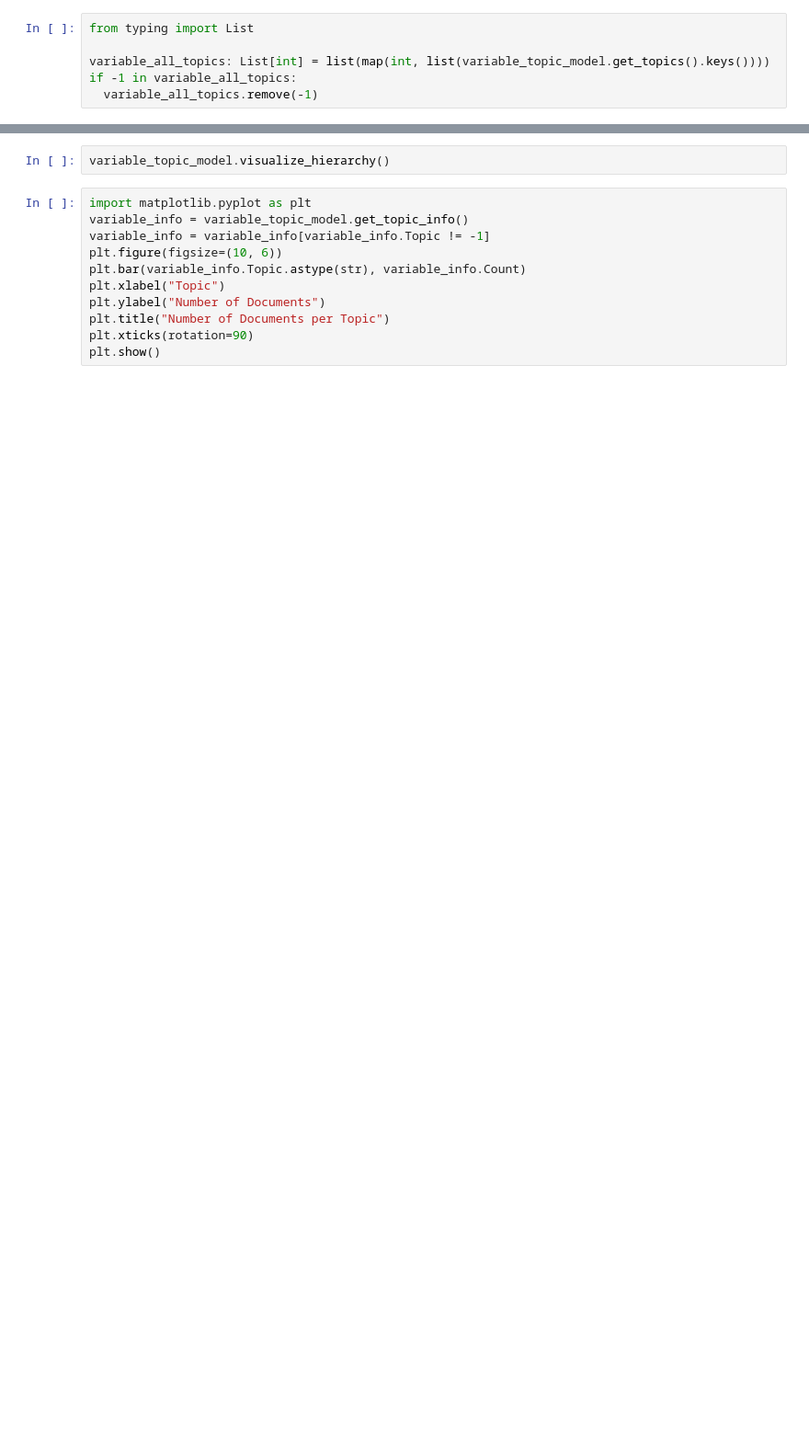
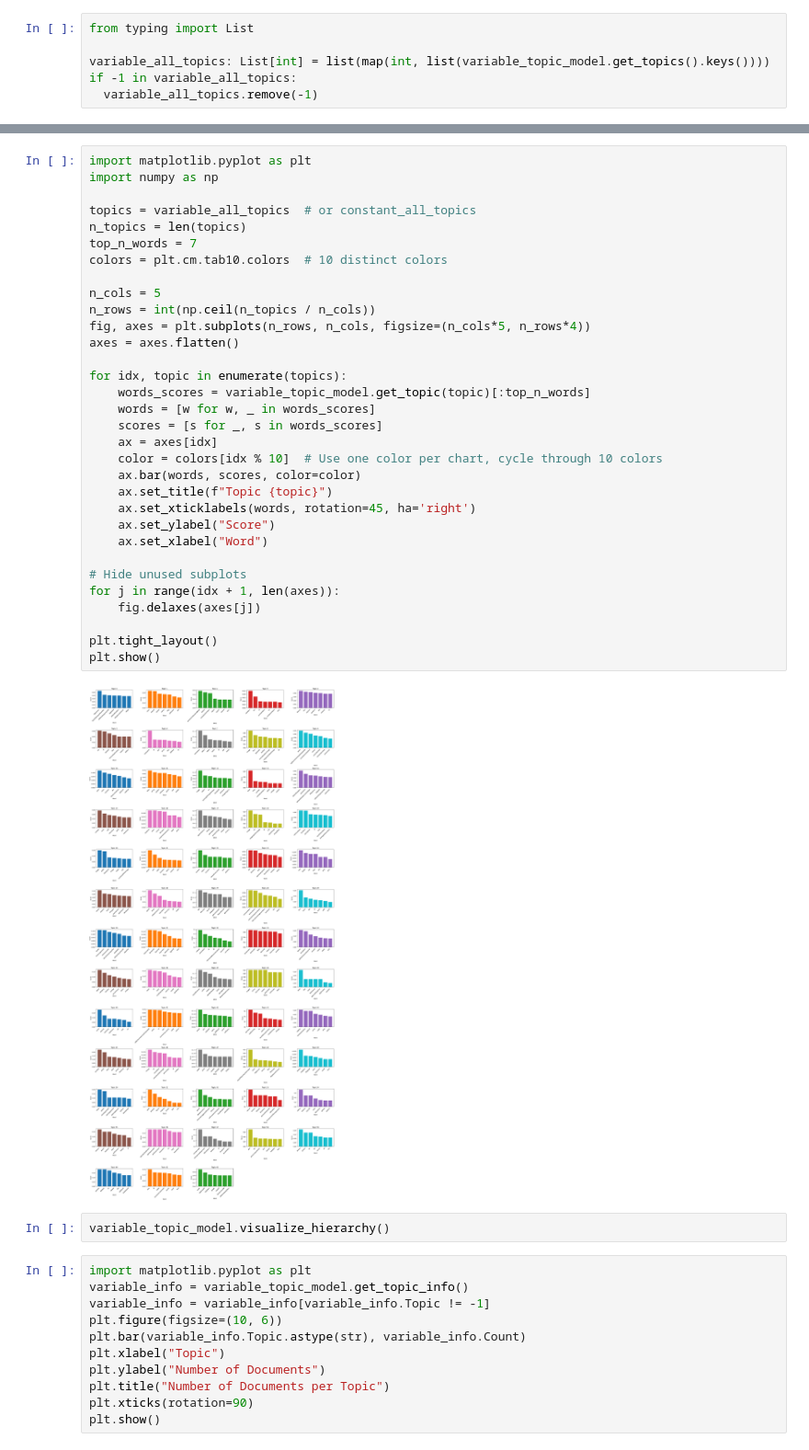
Before and after one commit to uttamkn/codebert-heads, a Jupyter notebook: clustering.ipynb, the cells around one changed output, grey strips where cells are left out. Shown at 92% size. Cells and saved outputs as stored; diff of their text form; blank space fills up the shorter version.

```diff
--- a/clustering.ipynb
+++ b/clustering.ipynb
@@ -111,3 +147,37 @@ variable_topic_model.visualize_barchart(topics=variable_all_topics)
+# %%
+import matplotlib.pyplot as plt
+import numpy as np
+
+topics = variable_all_topics  # or constant_all_topics
+n_topics = len(topics)
+top_n_words = 7
+colors = plt.cm.tab10.colors  # 10 distinct colors
+
+n_cols = 5
+n_rows = int(np.ceil(n_topics / n_cols))
+fig, axes = plt.subplots(n_rows, n_cols, figsize=(n_cols*5, n_rows*4))
+axes = axes.flatten()
+
+for idx, topic in enumerate(topics):
+    words_scores = variable_topic_model.get_topic(topic)[:top_n_words]
+    words = [w for w, _ in words_scores]
+    scores = [s for _, s in words_scores]
+    ax = axes[idx]
+    color = colors[idx % 10]  # Use one color per chart, cycle through 10 colors
+    ax.bar(words, scores, color=color)
+    ax.set_title(f"Topic {topic}")
+    ax.set_xticklabels(words, rotation=45, ha='right')
+    ax.set_ylabel("Score")
+    ax.set_xlabel("Word")
+
+# Hide unused subplots
+for j in range(idx + 1, len(axes)):
+    fig.delaxes(axes[j])
+
+plt.tight_layout()
+plt.show()
+# %% [output]
+[figure, added]
 # %%
 variable_topic_model.visualize_hierarchy()
 # %%
```
Also changed, not shown: parts of 10 cells of this notebook, 6 other files.
